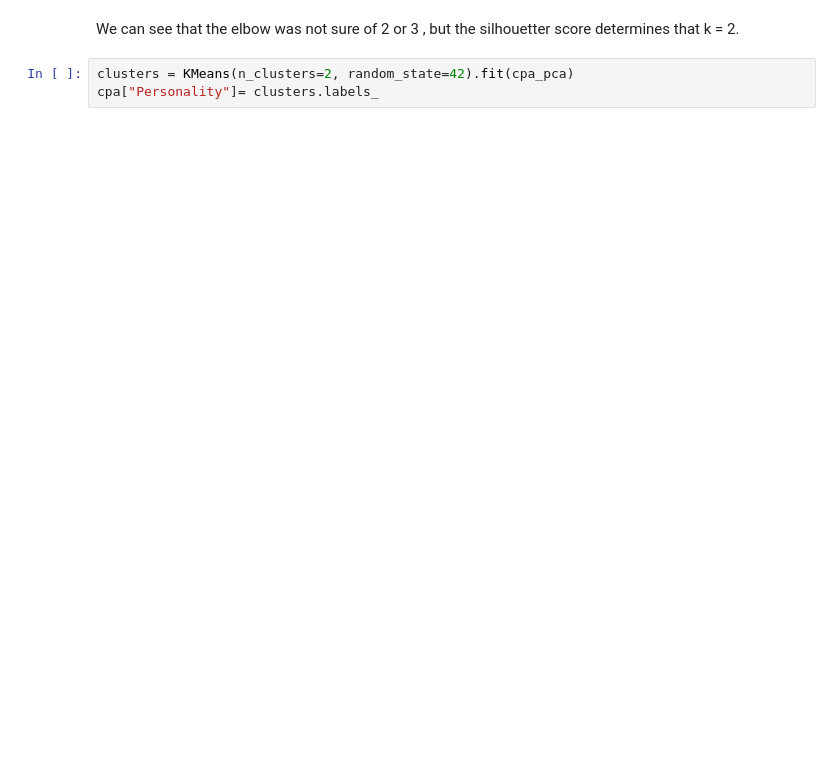
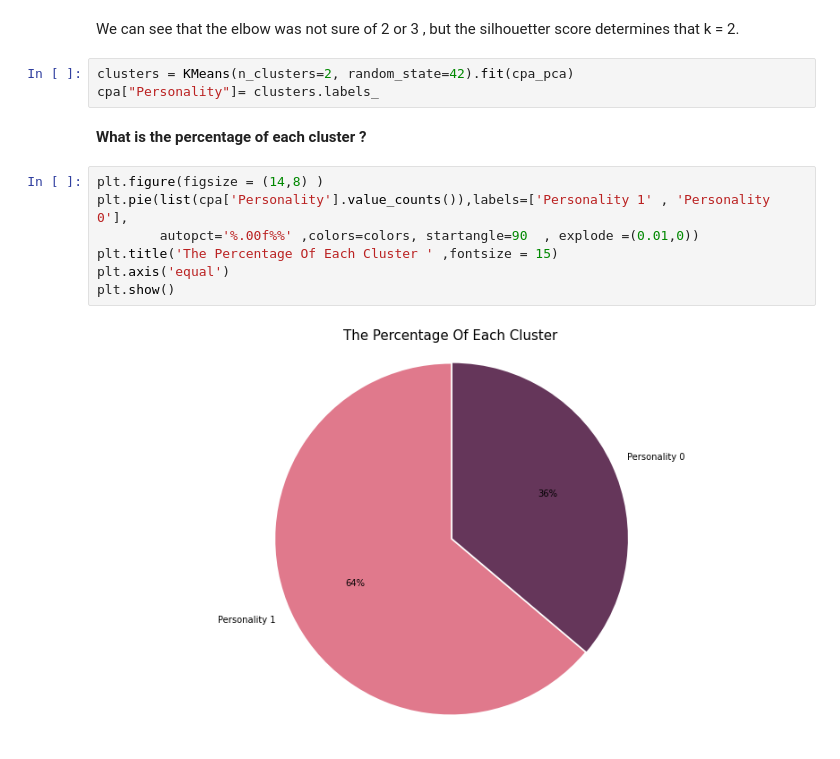
Before and after one commit to KittuPatel/CustomerPersonalityAnalysis, a Jupyter notebook: CustomerPersonalityAnalysis.ipynb, the cells around one changed output. Saved outputs shown, nothing was run; the diff lists cells and outputs as text; blank space fills up the shorter version.

Commit message:
Calculating percentage of each cluster, age and income distribution of each cluster

```diff
--- a/CustomerPersonalityAnalysis.ipynb
+++ b/CustomerPersonalityAnalysis.ipynb
@@ -499,3 +497,14 @@ We can see that the elbow was not sure of 2 or 3 , but the silhouetter score det
 # %%
 clusters = KMeans(n_clusters=2, random_state=42).fit(cpa_pca)
 cpa["Personality"]= clusters.labels_
+# %% [markdown]
+**What is the percentage of each cluster ?**
+# %%
+plt.figure(figsize = (14,8) )
+plt.pie(list(cpa['Personality'].value_counts()),labels=['Personality 1' , 'Personality 0'],
+        autopct='%.00f%%' ,colors=colors, startangle=90  , explode =(0.01,0))
+plt.title('The Percentage Of Each Cluster ' ,fontsize = 15)
+plt.axis('equal')
+plt.show()
+# %% [output]
+[figure, added]
```
Also changed, not shown: parts of 15 cells of this notebook.
